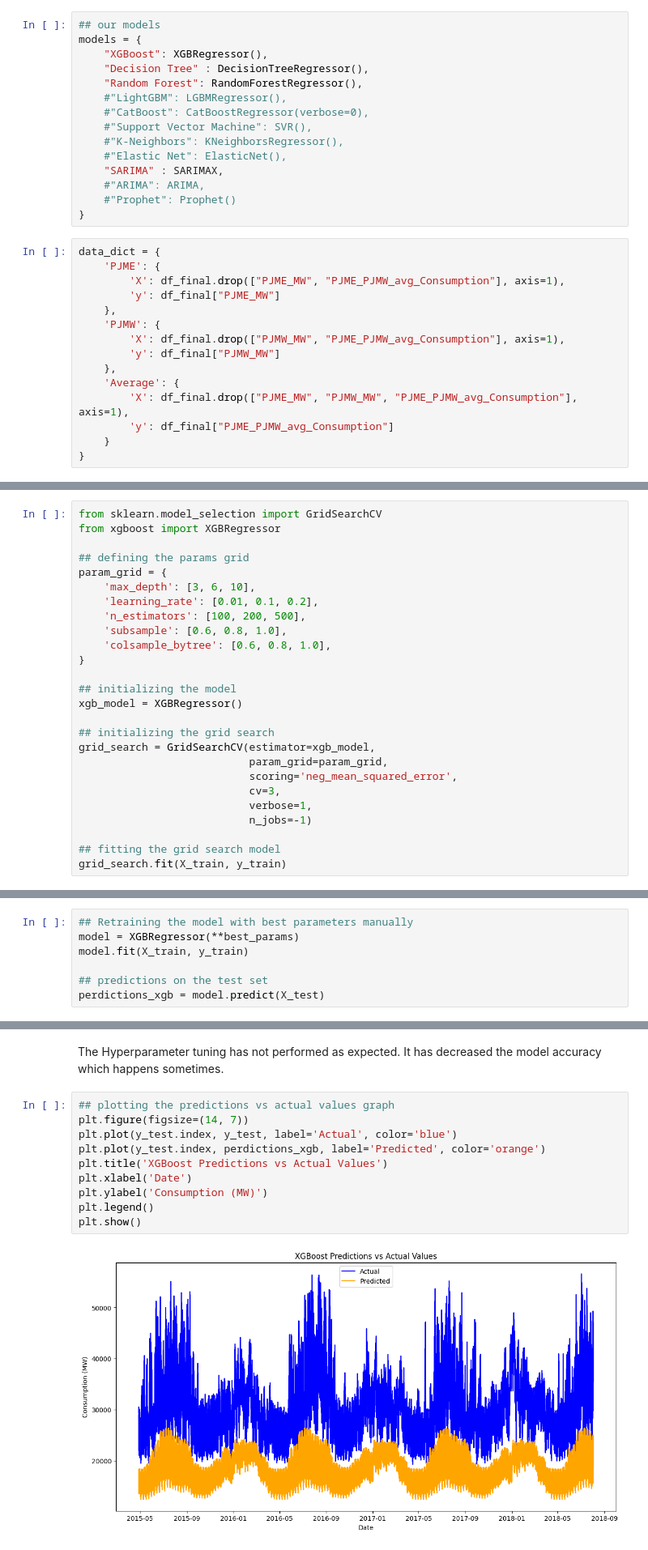
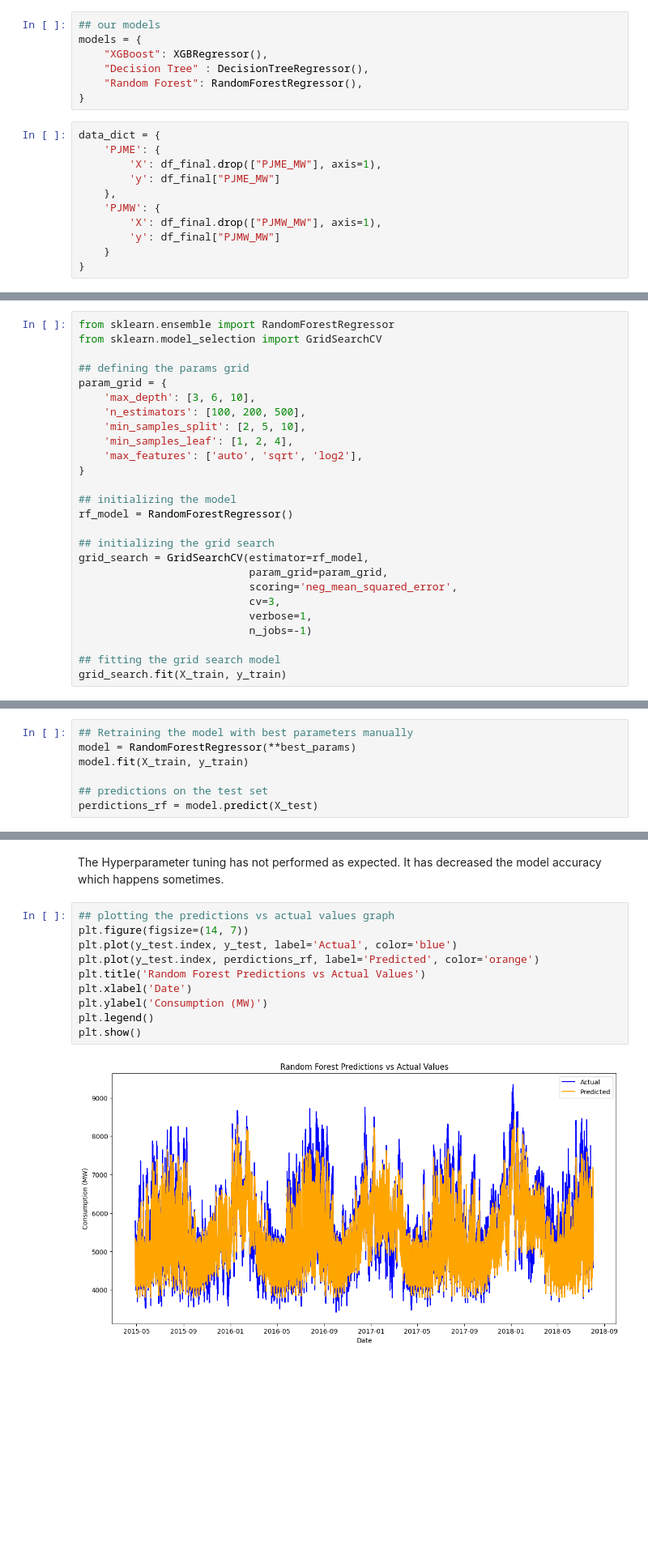
Before and after one commit to Himanshu-2678/Energy-Consumption-Forecasting, a Jupyter notebook: notebooks/4-model_building.ipynb, the cells around one changed output, grey strips where cells are left out. Shown: that part at 81% size. Cells and saved outputs as stored; diff of their text form; blank space fills up the shorter version.

```diff
--- a/notebooks/4-model_building.ipynb
+++ b/notebooks/4-model_building.ipynb
@@ -132,28 +64,16 @@ models = {
     "XGBoost": XGBRegressor(),
     "Decision Tree" : DecisionTreeRegressor(),
     "Random Forest": RandomForestRegressor(),
-    #"LightGBM": LGBMRegressor(),
-    #"CatBoost": CatBoostRegressor(verbose=0),
-    #"Support Vector Machine": SVR(),
-    #"K-Neighbors": KNeighborsRegressor(),
-    #"Elastic Net": ElasticNet(),
-    "SARIMA" : SARIMAX,
-    #"ARIMA": ARIMA,
-    #"Prophet": Prophet()
 }
 # %%
 data_dict = {
     'PJME': {
-        'X': df_final.drop(["PJME_MW", "PJME_PJMW_avg_Consumption"], axis=1),
+        'X': df_final.drop(["PJME_MW"], axis=1),
         'y': df_final["PJME_MW"]
     },
     'PJMW': {
-        'X': df_final.drop(["PJMW_MW", "PJME_PJMW_avg_Consumption"], axis=1),
+        'X': df_final.drop(["PJMW_MW"], axis=1),
         'y': df_final["PJMW_MW"]
-    },
-    'Average': {
-        'X': df_final.drop(["PJME_MW", "PJMW_MW", "PJME_PJMW_avg_Consumption"], axis=1),
-        'y': df_final["PJME_PJMW_avg_Consumption"]
     }
 }
 # %%
@@ -266,23 +147,23 @@ Now i am going to Hyperparameter tune the XGBoost model to see if we can improve
 # %% [markdown]
 #### Hyperparameter Tuning
 # %%
+from sklearn.ensemble import RandomForestRegressor
 from sklearn.model_selection import GridSearchCV
-from xgboost import XGBRegressor
 
 ## defining the params grid
 param_grid = {
     'max_depth': [3, 6, 10],
-    'learning_rate': [0.01, 0.1, 0.2],
     'n_estimators': [100, 200, 500],
-    'subsample': [0.6, 0.8, 1.0],
-    'colsample_bytree': [0.6, 0.8, 1.0],
+    'min_samples_split': [2, 5, 10],
+    'min_samples_leaf': [1, 2, 4],
+    'max_features': ['auto', 'sqrt', 'log2'],
 }
 
 ## initializing the model
-xgb_model = XGBRegressor()
+rf_model = RandomForestRegressor()
 
 ## initializing the grid search
-grid_search = GridSearchCV(estimator=xgb_model,
+grid_search = GridSearchCV(estimator=rf_model,
                            param_grid=param_grid,
                            scoring='neg_mean_squared_error',
                            cv=3,
@@ -323,7 +194,7 @@ best_params
 # %%
 ## Retraining the model with best parameters manually
-model = XGBRegressor(**best_params)
+model = RandomForestRegressor(**best_params)
 model.fit(X_train, y_train)
 
 ## predictions on the test set
-perdictions_xgb = model.predict(X_test)
+perdictions_rf = model.predict(X_test)
@@ -344,15 +219,15 @@ The Hyperparameter tuning has not performed as expected. It has decreased the mo
 # %%
 ## plotting the predictions vs actual values graph
 plt.figure(figsize=(14, 7))
 plt.plot(y_test.index, y_test, label='Actual', color='blue')
-plt.plot(y_test.index, perdictions_xgb, label='Predicted', color='orange')
-plt.title('XGBoost Predictions vs Actual Values')
+plt.plot(y_test.index, perdictions_rf, label='Predicted', color='orange')
+plt.title('Random Forest Predictions vs Actual Values')
 plt.xlabel('Date')
 plt.ylabel('Consumption (MW)')
 plt.legend()
 plt.show()
 # %% [output]
-[figure, old version]
+[figure, new version]
 # %%
 ## Feature Importance
 importances = model.feature_importances_
```
Also changed, not shown: parts of 15 cells of this notebook, 10 other files.
